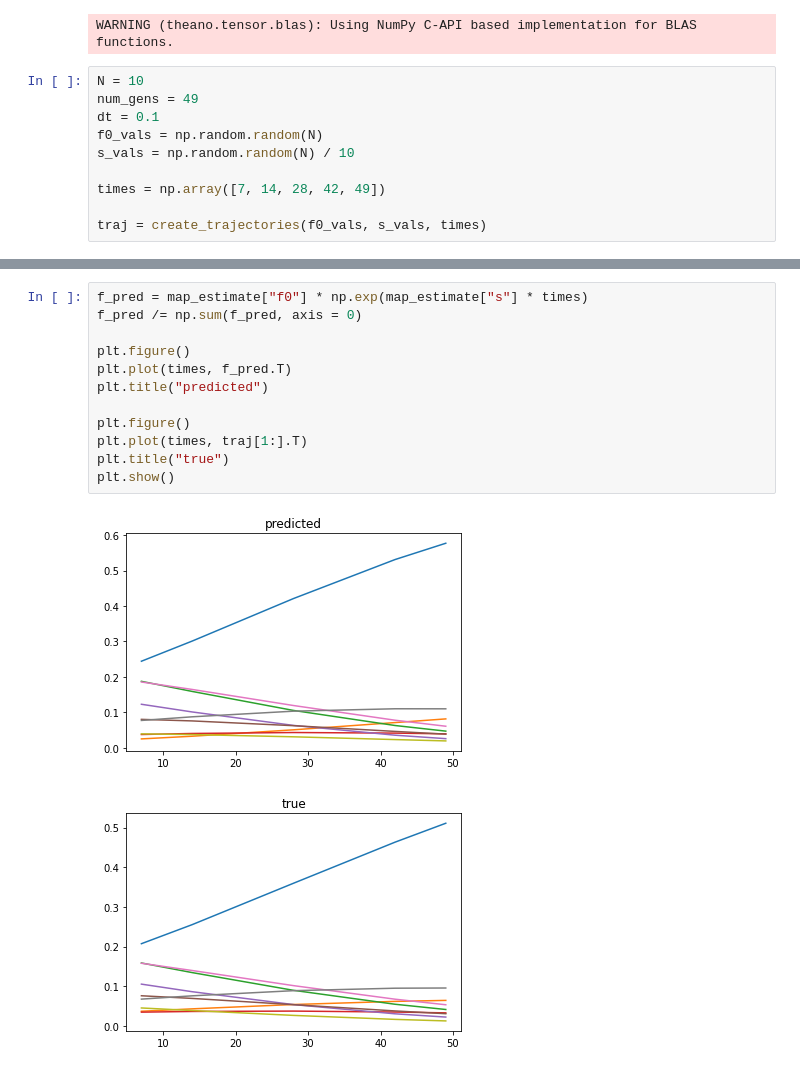
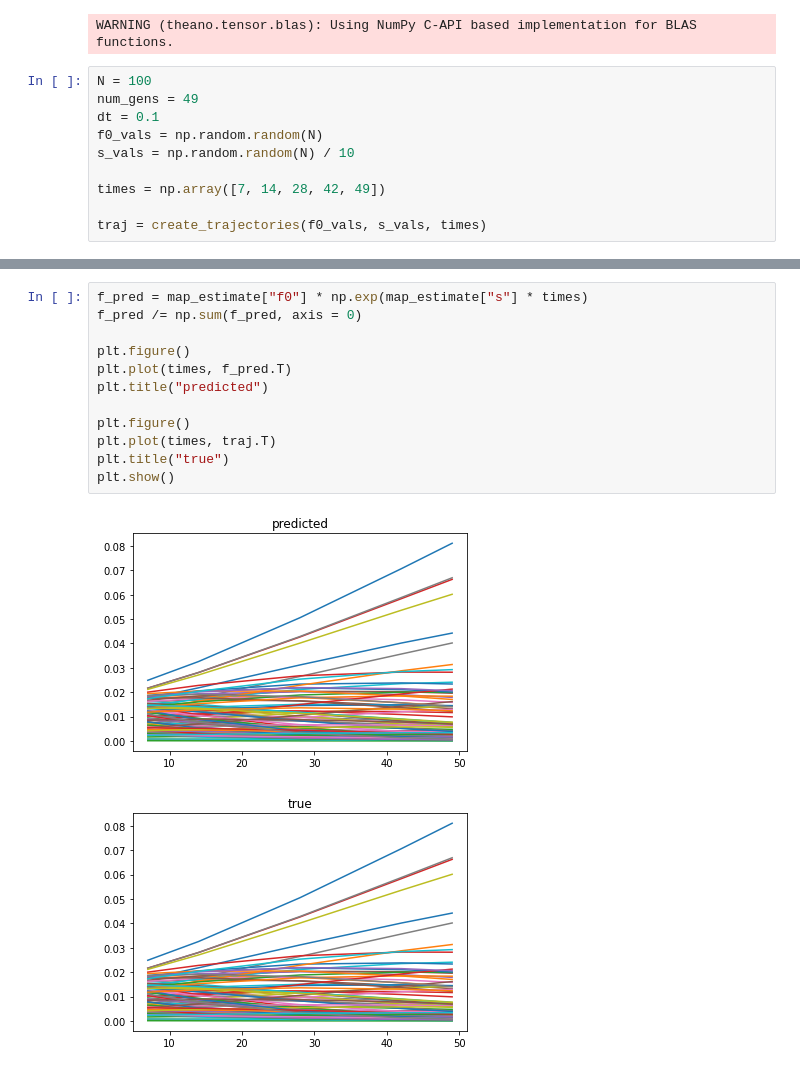
Before and after one commit to phys201/fitness_mcmc, a Jupyter notebook: test.ipynb, the cells around one changed output, grey strips where cells are left out. Drawn from its saved outputs; the diff is of its cells as text.

```diff
--- a/test.ipynb
+++ b/test.ipynb
@@ -7,7 +7,7 @@ import seaborn as sns
 # %% [output]
 WARNING (theano.tensor.blas): Using NumPy C-API based implementation for BLAS functions.
 # %%
-N = 10
+N = 100
 num_gens = 49
 dt = 0.1
 f0_vals = np.random.random(N)
@@ -65,15 +34,15 @@ print(map_estimate["s"][:, 0] - s_vals[1:])
 # %%
 f_pred = map_estimate["f0"] * np.exp(map_estimate["s"] * times)
 f_pred /= np.sum(f_pred, axis = 0)
 
 plt.figure()
 plt.plot(times, f_pred.T)
 plt.title("predicted")
 
 plt.figure()
-plt.plot(times, traj[1:].T)
+plt.plot(times, traj.T)
 plt.title("true")
 plt.show()
 # %% [output]
-[figure, old version]
+[figure, new version]
-[figure, old version]
+[figure, new version]
```
Also changed, not shown: parts of 5 cells of this notebook.
